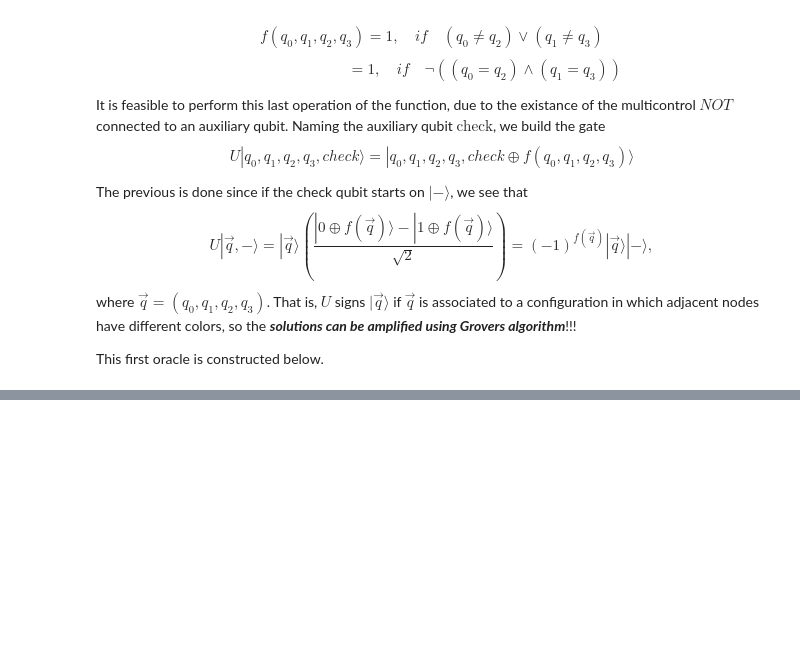
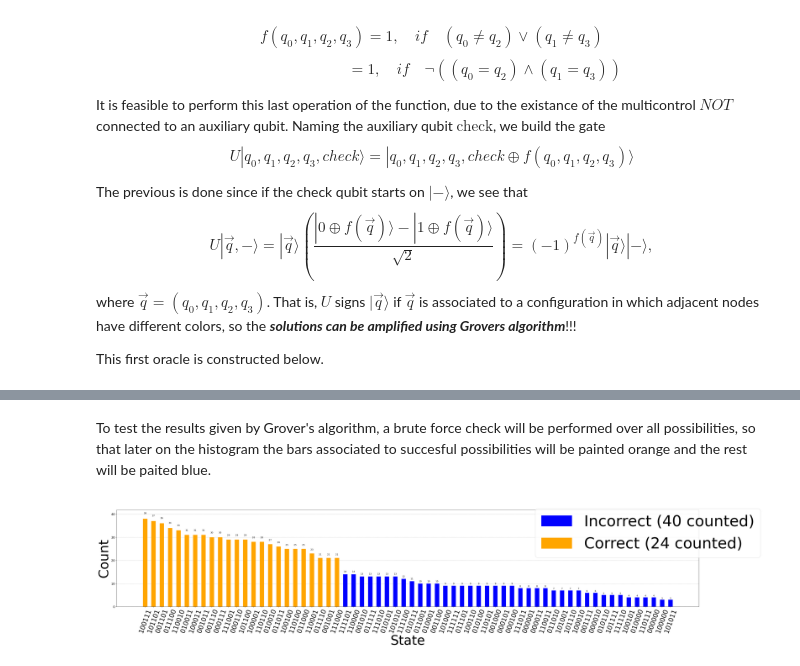
Before and after one commit to Eric-Vidal-hub/QEng-project, a Jupyter notebook: GCP/VidalEric_ValderramaJose_GCP.ipynb, the cells around one changed output, grey strips where cells are left out. Cells and saved outputs as stored; diff of their text form; code cells hidden in the pictures; blank space fills up the shorter version.

```diff
--- a/GCP/VidalEric_ValderramaJose_GCP.ipynb
+++ b/GCP/VidalEric_ValderramaJose_GCP.ipynb
@@ -393,0 +516,45 @@ from qiskit.algorithms import Grover
+# %% [markdown]
+To test the results given by Grover's algorithm, a brute  force check will be performed over all possibilities, so that later on the histogram the bars associated to succesful possibilities will be painted orange and the rest will be paited blue.
+# %%
+def brute_force_check(state, Edges):
+
+  for edge in range(len(Edges)):
+    if (state[Edges[edge][0][0]] == state[Edges[edge][1][0]]
+        and state[Edges[edge][0][1]] == state[Edges[edge][1][1]]):
+        return False
+
+  return True
+# %%
+def plot_results(result, brute_force, Edges):
+
+  # Plotting results
+  counts = result.circuit_results[0]
+  plot = plot_histogram(counts, figsize=(int(6*len(counts.keys())**(1/2)), 8), sort='value_desc')
+  ax = plot.gca()
+  ax.tick_params(axis='x', which='major', labelsize=30)
+  ax.set_xlabel("State", fontsize = '60')
+  ax.set_ylabel("Count", fontsize = '60')
+
+
+  correct_count = 0
+  states = ax.xaxis.get_ticklabels()
+  for i in range(len(states)):
+    if brute_force(states[i].get_text(),Edges):
+      ax.containers[i][0].set(color = 'orange')
+      correct_count += 1
+    else:
+      ax.containers[i][0].set(color = 'blue')
+
+  leg = plot.legend(['Incorrect (' + str(len(states) - correct_count) + ' counted)',
+                     'Correct (' + str(correct_count) + ' counted)'],
+                    fontsize = '70',
+                    loc = 'upper right')
+  leg.legendHandles[0].set_color('blue')
+  leg.legendHandles[1].set_color('orange')
+  #ax.set_xlim(40,0)
+
+  display(plot)
+# %%
+plot_results(results, brute_force_check, Edges)
+# %% [output]
+[figure, added]
```
Also changed, not shown: parts of 19 cells of this notebook.
